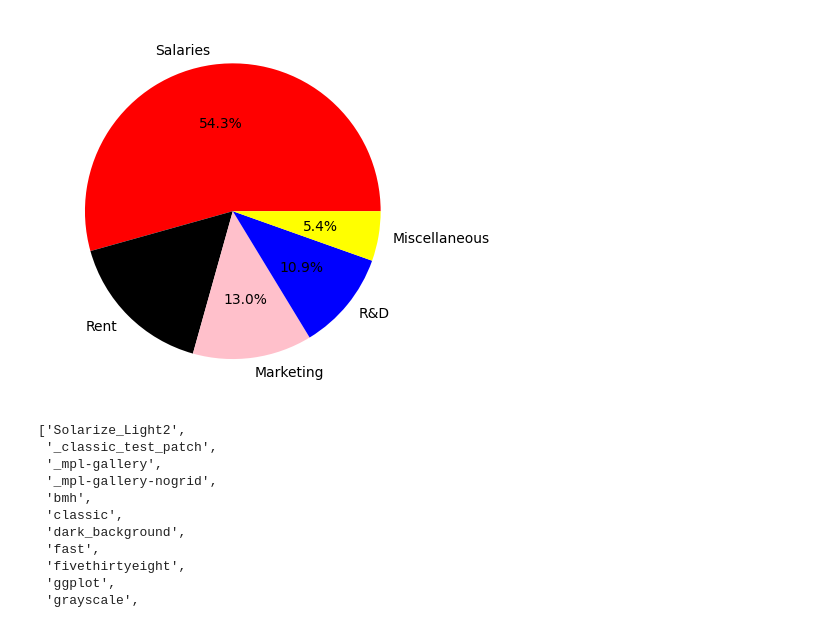
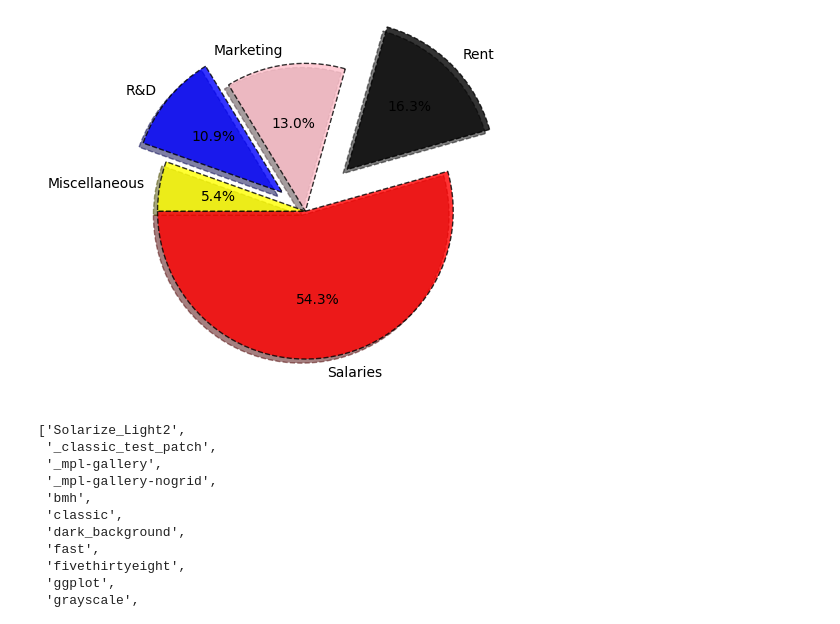
Before and after one commit to ankita-auth/AI-ML, a Jupyter notebook: Data_Visualization(Part1)/Pie_Chart.ipynb, the cells around one changed output. Drawn from its saved outputs; the diff is of its cells as text; code cells hidden in the pictures.

```diff
--- a/Data_Visualization(Part1)/Pie_Chart.ipynb
+++ b/Data_Visualization(Part1)/Pie_Chart.ipynb
@@ -1,17 +1,33 @@
 # %%
 import matplotlib.pyplot as plt
 
 # Pie Charts
 expenses = ["Salaries", "Rent", "Marketing", "R&D", "Miscellaneous"]
 amounts = [500, 150, 120, 100, 50]
 
 colors=["red","black","pink","blue","yellow"]
 
+explode=[0, 0.4, 0, 0.2, 0]
+
+
+
 #plt.style.use("dark_background")
-plt.pie(amounts, labels=expenses, autopct="%1.1f%%",colors=colors)
+plt.pie(amounts, labels=expenses, autopct="%1.1f%%",colors=colors,
+        wedgeprops={
+            "edgecolor":"black",
+            "linewidth":1,
+            "linestyle":"--",
+            "alpha":0.8,
+            #"fill":False
+        },
+        explode=explode,
+        startangle=180,
+        shadow=True
+
+)
 plt.show()
 # %% [output]
-[figure, old version]
+[figure, new version]
 # %%
 plt.style.available
 # %% [output]
```
Also changed, not shown: 2 other files.
